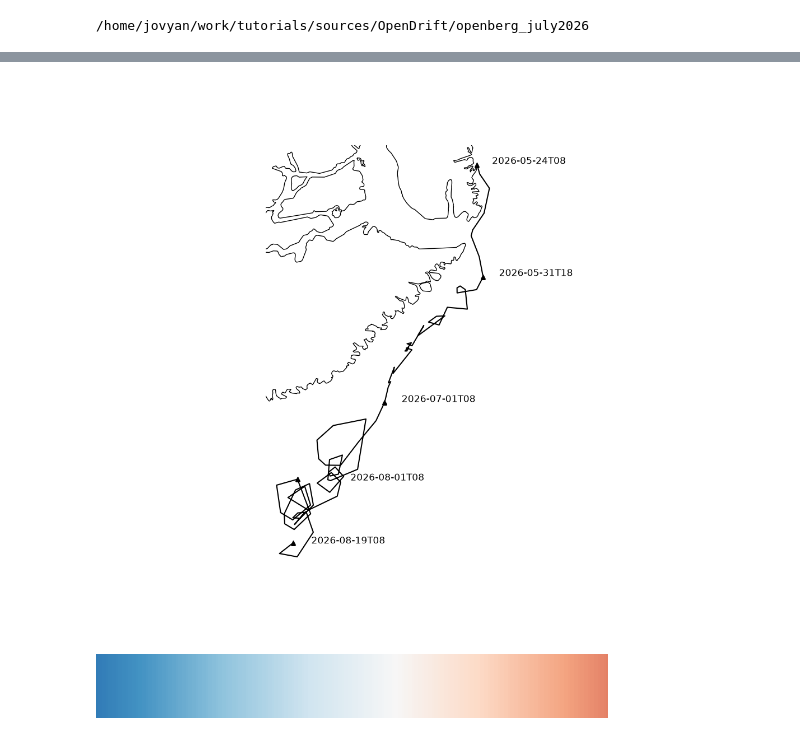
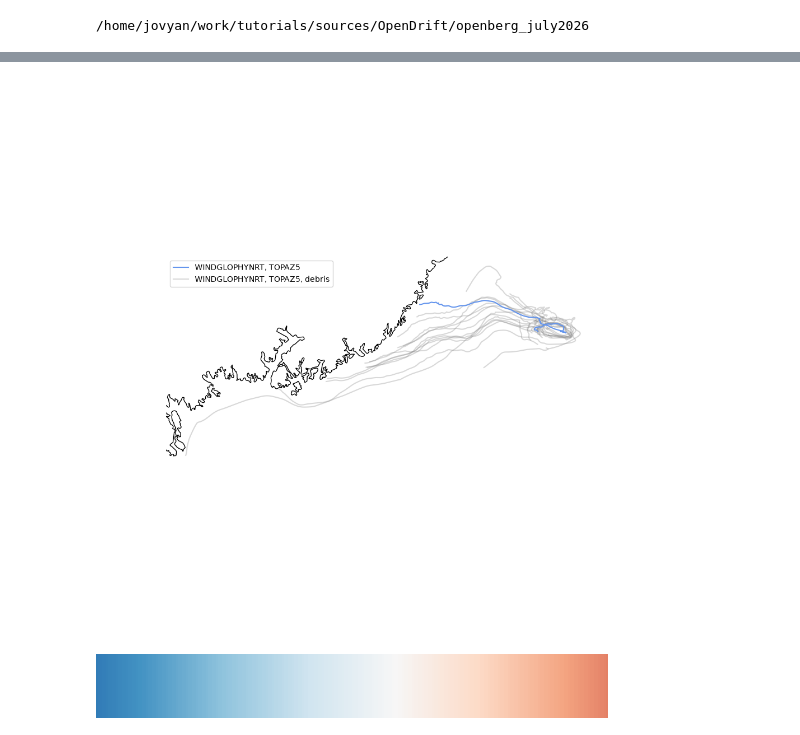
Before and after one commit to lia-f-h/openberg_july2026, a Jupyter notebook: scripts/analysis1-ib2026e.ipynb, the cells around one changed output, grey strips where cells are left out. Cells and saved outputs as stored; diff of their text form; code cells hidden in the pictures.

```diff
--- a/scripts/analysis1-ib2026e.ipynb
+++ b/scripts/analysis1-ib2026e.ipynb
@@ -26,10 +44,10 @@ from openberg_july2026.src2.utils3 import *
 ib = 'iceberg2026e'
 # %%
 #read sim
-file_contain_all = [ib,'idx30','1D','radius1.','topaz6']
+file_contain_all = [ib,]
 file_contain_any = ['_']
 file_notcontain = []#'test','15min','55D','10D']#'test','wa','next','glorys']#['topaz4','glorys','slope','era5','almost','stokes',]
-file_l = glob.glob("./results/%s/*.nc"%ib)#['./results/juliette_topaz6_topaz4_windglophynrt.nc',]
+file_l = glob.glob("./results/*.nc")#['./results/juliette_topaz6_topaz4_windglophynrt.nc',]
 file_l = [f for f in file_l if all(ff in f for ff in file_contain_all)] #filtering for required keywords
 file_l = [f for f in file_l if any(ff in f for ff in file_contain_any)] #filtering for required keywords
 file_l = [f for f in file_l if all(ff not in f for ff in file_notcontain)] #filtering for neglected keywords
@@ -102,78 +112,78 @@ array(['2026-05-27', '2026-06-06', '2026-06-16', '2026-06-26',
 
 apn,apn_obs=None,None
 # apn = {'time':dict_analysis_period[ib]['full']} #time subset by dict
 # apn = {'time':slice('2026-07-02T08','2026-07-09T08')} #time subset by date
 # apn = obs_seed.time.sel(time=[apn.start,apn.stop],method='nearest') #time subset by seedtime dates -part1
 # apn = slice(str(apn.values[0]),str(apn.values[1])) #time subset by seedtime dates -part2
     #loop1
 # apn_obs= {'time':slice(obs_seed.time.values[30],obs_seed.time.values[37])} #time subset by seed time idx
     #loop2
 # apn_obs= {'time':slice(obs_seed.time.values[54],obs_seed.time.values[61])} #time subset by seed time idx
     #loop3
 # apn_obs= {'time':slice(obs_seed.time.values[60],obs_seed.time.values[70])} #time subset by seed time idx
 
 # traj_sub = sim.where(sim.length == 5000, drop=True).trajectory.data
 
 
 #Figure
 fig,ax = plt.subplots(1,1,figsize=(10,10),subplot_kw={'projection':ccrs.NorthPolarStereo(central_longitude=float(obs.lon.mean()))})#central_longitude=20})
 ax.coastlines(resolution='10m')
 trans = ccrs.PlateCarree()
 
-# # plot obs
-zo1=2
-try: apn_obs
-except: apn_obs=apn
-# ax.plot(obs_seed['lon'].sel(apn_obs),obs_seed['lat'].sel(apn_obs),'>',transform=trans,color='k',label='Seeding points',zorder=zo1)
-ax.plot(obs['lon'].sel(apn_obs),obs['lat'].sel(apn_obs),transform=trans,color='k',label='Observation',zorder=zo1)
-# for d in range(obs_3day['time'].size):
-# for d in np.arange(obs_seed['time'].sel(apn_obs).size)[::10]:
-#     if d not in [1,2,3,4,5,12,15,16,17,18,19]:
-        # ax.text(obs_seed['lon'].sel(apn_obs)[d],obs_seed['lat'].sel(apn_obs)[d],
-        #         obs_seed['time'].sel(apn_obs)[d].values.astype('datetime64[h]').astype(str),transform=trans,color='k',fontsize=12,zorder=zo1)
-d_l = ('2026-05-24','2026-06-01','2026-07-01','2026-08-01','2026-08-25')#obs.time[::15]#np.arange('2026-06-01', '2026-09-01', dtype='datetime64[10D]')
-for d in d_l:
-    dlon = 0.5 if d!= '2026-08-01' else +1.5
-    obs_sub = obs.sel(time=d,method='nearest')
-    ax.text(obs_sub.lon+dlon,obs_sub.lat,
-            obs_sub.time.values.astype('datetime64[h]').astype(str),transform=trans,color='k',fontsize=12,zorder=zo1)
-    ax.plot(obs_sub.lon,obs_sub.lat,'^',transform=trans,color='k',label='Observation' if d==d_l[0] else '',zorder=zo1)
+# # # plot obs
+# zo1=2
+# try: apn_obs
+# except: apn_obs=apn
+# # ax.plot(obs_seed['lon'].sel(apn_obs),obs_seed['lat'].sel(apn_obs),'>',transform=trans,color='k',label='Seeding points',zorder=zo1)
+# ax.plot(obs['lon'].sel(apn_obs),obs['lat'].sel(apn_obs),transform=trans,color='k',label='Observation',zorder=zo1)
+# # for d in range(obs_3day['time'].size):
+# # for d in np.arange(obs_seed['time'].sel(apn_obs).size)[::10]:
+# #     if d not in [1,2,3,4,5,12,15,16,17,18,19]:
+#         # ax.text(obs_seed['lon'].sel(apn_obs)[d],obs_seed['lat'].sel(apn_obs)[d],
+#         #         obs_seed['time'].sel(apn_obs)[d].values.astype('datetime64[h]').astype(str),transform=trans,color='k',fontsize=12,zorder=zo1)
+# d_l = ('2026-05-24','2026-06-01','2026-07-01','2026-08-01','2026-08-25')#obs.time[::15]#np.arange('2026-06-01', '2026-09-01', dtype='datetime64[10D]')
+# for d in d_l:
+#     dlon = 0.5 if d!= '2026-08-01' else +1.5
+#     obs_sub = obs.sel(time=d,method='nearest')
+#     ax.text(obs_sub.lon+dlon,obs_sub.lat,
+#             obs_sub.time.values.astype('datetime64[h]').astype(str),transform=trans,color='k',fontsize=12,zorder=zo1)
+#     ax.plot(obs_sub.lon,obs_sub.lat,'^',transform=trans,color='k',label='Observation' if d==d_l[0] else '',zorder=zo1)
 
-# # plot sim
-# zo2=10
-# for inputdataidx, inputdata in enumerate(file_l[::-1]):
-#     sim = xr.open_dataset(inputdata)
-#     inputdata = inputdata.split('/')[-1][:-3]
-#     # apn = {'trajectory':slice(30,37)} if 'mainrun' in inputdata else {'trajectory':slice(0,20*8)} #loop1
-#     # apn = {'trajectory':slice(54,60)} if 'mainrun' in inputdata else {'trajectory':slice(0,140)} #loop2
-#     # apn = {'trajectory':slice(60,70)} if 'mainrun' in inputdata else {'trajectory':slice(141,290)} #loop3
-#     if apn!=None: sim = sim.sel(apn)
-#     # if ib in dict_traj:
-#     #     if inputdata in dict_traj[ib]: sim = sim.sel(trajectory=dict_traj[ib][inputdata])
-#     sim = sim.sel(trajectory=traj_sub)
-#     for traj in sim.trajectory:
-#         ax.plot(sim.lon.sel(trajectory=traj).dropna(dim="time"),sim.lat.sel(trajectory=traj).dropna(dim="time"),
-#                 color=legenddict[inputdata]['col'] if '15min' not in inputdata else 'red',
-#                 label=legenddict[inputdata]['kw'] if traj==sim.trajectory[0] else '',#) if 'mainrun' not in inputdata else '',
-#                 zorder=legenddict[inputdata]['zo'],
-#                 alpha=legenddict[inputdata]['alpha'],
-#                 linestyle='-' if '10D' not in inputdata else ':',#) if 'debris' not in inputdata else ':',
-#                 transform=trans)
+# plot sim
+zo2=10
+for inputdataidx, inputdata in enumerate(file_l[:]):
+    sim = xr.open_dataset(inputdata)
+    inputdata = inputdata.split('/')[-1][:-3]
+    # apn = {'trajectory':slice(30,37)} if 'mainrun' in inputdata else {'trajectory':slice(0,20*8)} #loop1
+    # apn = {'trajectory':slice(54,60)} if 'mainrun' in inputdata else {'trajectory':slice(0,140)} #loop2
+    # apn = {'trajectory':slice(60,70)} if 'mainrun' in inputdata else {'trajectory':slice(141,290)} #loop3
+    if apn!=None: sim = sim.sel(apn)
+    # if ib in dict_traj:
+    #     if inputdata in dict_traj[ib]: sim = sim.sel(trajectory=dict_traj[ib][inputdata])
+    # sim = sim.sel(trajectory=traj_sub)
+    for traj in sim.trajectory:
+        ax.plot(sim.lon.sel(trajectory=traj).dropna(dim="time"),sim.lat.sel(trajectory=traj).dropna(dim="time"),
+                color=legenddict[inputdata]['col'] if 'debris' not in inputdata else 'grey',
+                label=legenddict[inputdata]['kw'] if traj==sim.trajectory[0] else '',#) if 'mainrun' not in inputdata else '',
+                zorder=legenddict[inputdata]['zo'],
+                alpha=legenddict[inputdata]['alpha'],
+                linestyle='-' if '10D' not in inputdata else ':',#) if 'debris' not in inputdata else ':',
+                transform=trans)
 
-# #legend
-# h, l = ax.get_legend_handles_labels()
-# by_label = dict(zip(l, h))
-# ax.legend(handles=list(by_label.values())[::-1],
-#          labels=list(by_label.keys())[::-1],
-#           loc='best')
+#legend
+h, l = ax.get_legend_handles_labels()
+by_label = dict(zip(l, h))
+ax.legend(handles=list(by_label.values())[::-1],
+         labels=list(by_label.keys())[::-1],
+          loc='best')
 
 # plt.legend()
 plt.axis('off')
 # note = ''
 # fig.savefig('./results/%s_map_%s.png'%(iceberg_id,note),dpi=200,transparent=True,bbox_inches='tight')
 plt.show()
 # %% [output]
-[figure, old version]
+[figure, new version]
 # %%
 from matplotlib.colors import LinearSegmentedColormap
 pastel_cmap = LinearSegmentedColormap.from_list('past_cmap',
```
Also changed, not shown: parts of 6 cells of this notebook, 5 other files.
